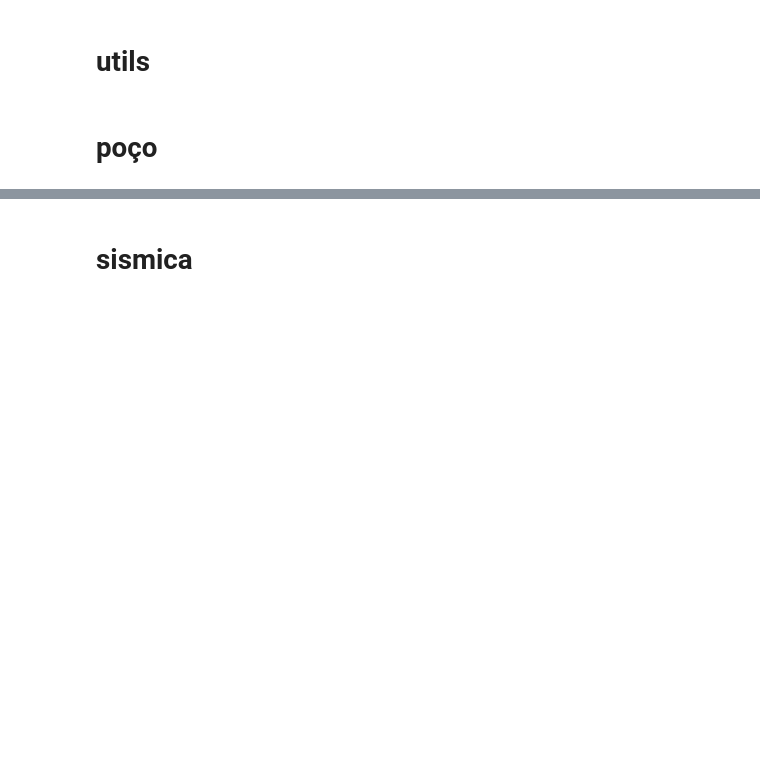
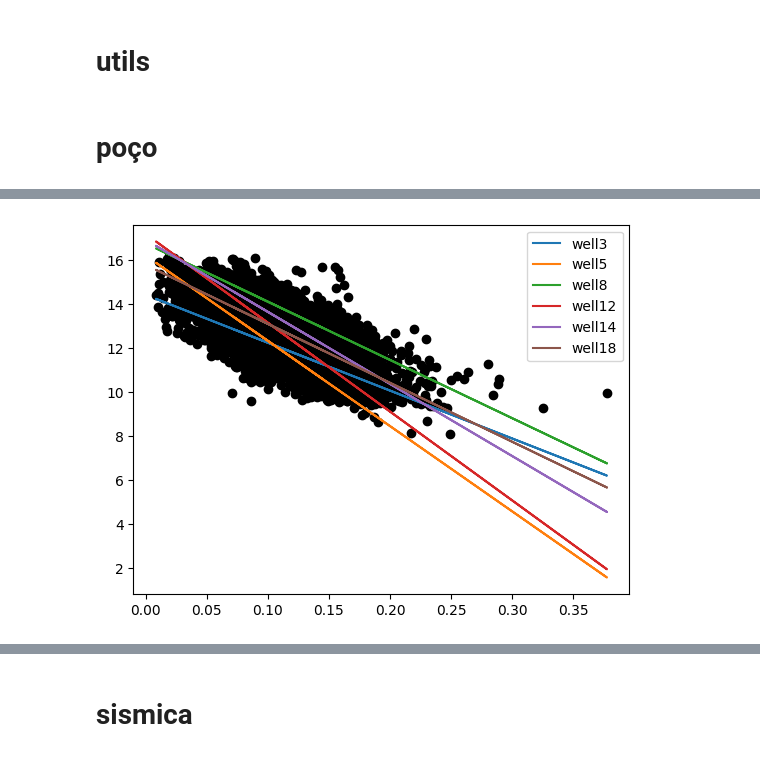
Before and after one commit to cljosegfer/vashisth2022direct, a Jupyter notebook: notebooks/reproducao_week8.ipynb, the cells around one changed output, grey strips where cells are left out. Saved outputs shown, nothing was run; the diff lists cells and outputs as text; code cells hidden in the pictures; blank space fills up the shorter version.

```diff
--- a/notebooks/reproducao_week8.ipynb
+++ b/notebooks/reproducao_week8.ipynb
@@ -278,0 +312,20 @@ twt18 = np.array(data18['TWT'])
+# %%
+regr_lr3 = LinearRegression().fit(array3, y3)
+regr_lr5 = LinearRegression().fit(array5, y5)
+regr_lr8 = LinearRegression().fit(array8, y8)
+regr_lr12 = LinearRegression().fit(array12, y12)
+regr_lr14 = LinearRegression().fit(array14, y14)
+regr_lr18 = LinearRegression().fit(array18, y18)
+# %%
+plt.scatter(x_data, y_data, color = 'black');
+
+plt.plot(x_data, regr_lr3.predict(x_data), label = 'well3');
+plt.plot(x_data, regr_lr5.predict(x_data), label = 'well5');
+plt.plot(x_data, regr_lr8.predict(x_data), label = 'well8');
+plt.plot(x_data, regr_lr12.predict(x_data), label = 'well12');
+plt.plot(x_data, regr_lr14.predict(x_data), label = 'well14');
+plt.plot(x_data, regr_lr18.predict(x_data), label = 'well18');
+
+plt.legend();
+# %% [output]
+[figure, added]
```
Also changed, not shown: parts of 53 cells of this notebook.
